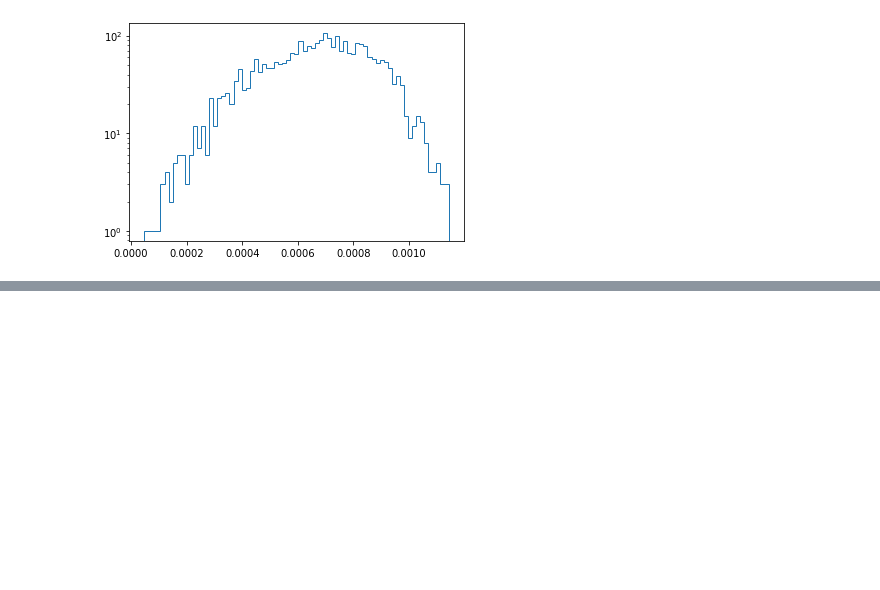
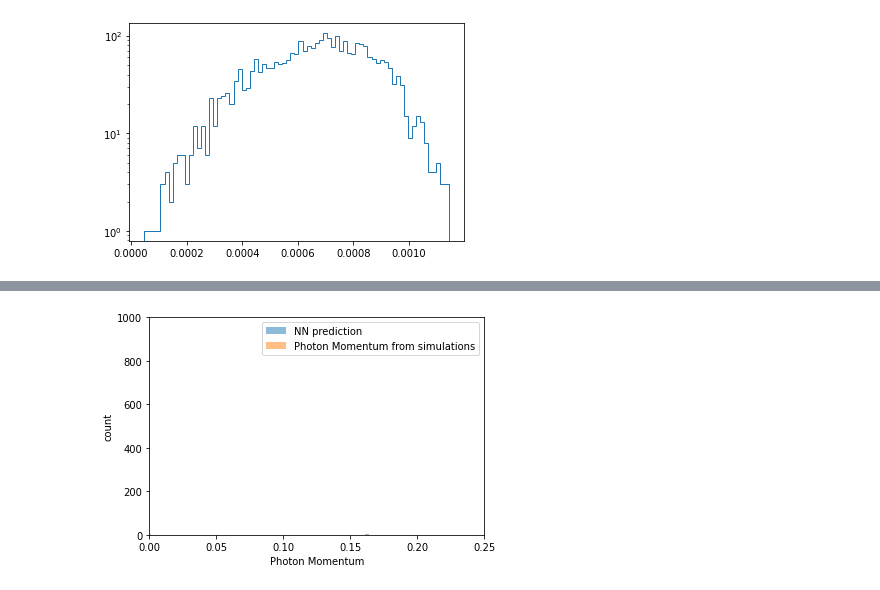
Before and after one commit to chiarabadiali/comp_scatt_ML, a Jupyter notebook: Comp_Scatt_NeuralNetwork_Regression.ipynb, the cells around one changed output, grey strips where cells are left out. Saved outputs shown, nothing was run; the diff lists cells and outputs as text; code cells hidden in the pictures; blank space fills up the shorter version.

```diff
--- a/Comp_Scatt_NeuralNetwork_Regression.ipynb
+++ b/Comp_Scatt_NeuralNetwork_Regression.ipynb
@@ -65,0 +63,4 @@ x = regr_data[:,:5]
+# %%
+np.random.shuffle(class_data)
+yc = class_data[:,0]
+xc = class_data[:,1:]
@@ -242,14 +261,14 @@ energy_spectrum(final_p, 75)
 from tensorflow import keras
 photon_final_nn = []
 threshold = 0.5
-for i, x_ in enumerate(x[:200]):
-    if i%100 == 0:
-        print("{}%".format(i/len(x) * 100))
-        x_ = np.array([x_])
-        classification = model_class.predict(np.stack(x_))
-        if classification >= threshold:
-            regr_x = np.array([x_[0,:6]])
-            regr_result = model_regr.predict(regr_x)
-            photon_final_nn.append(np.linalg.norm(regr_result[0]))
+for i, x_ in enumerate(xc[:3000]):
+    if i%10 == 0:
+        print("{}%".format(i/len(xc) * 100))
+    x_ = np.array([x_])
+    classification = model_class.predict(np.stack(x_))
+    if classification >= threshold:
+        regr_x = np.array([x_[0,:6]])
+        regr_result = model_regr.predict(regr_x)
+        photon_final_nn.append(np.linalg.norm(regr_result[0]))
 # %% [output]
 0.0%
@@ -263,0 +299,14 @@ photon_final_nn
+# %%
+# fixed bin size
+#bins = np.arange(0., 100, 100)
+
+plt.hist(photon_final_nn, 1000, alpha=0.5, label='NN prediction')
+plt.hist(final_p, 1000, alpha=0.5, label='Photon Momentum from simulations')
+plt.xlabel('Photon Momentum')
+plt.ylabel('count')
+plt.legend(loc='upper right')
+plt.xlim((0, 0.25))
+plt.ylim((0, 1000))
+plt.show()
+# %% [output]
+[figure, added]
```
Also changed, not shown: parts of 21 cells of this notebook.
